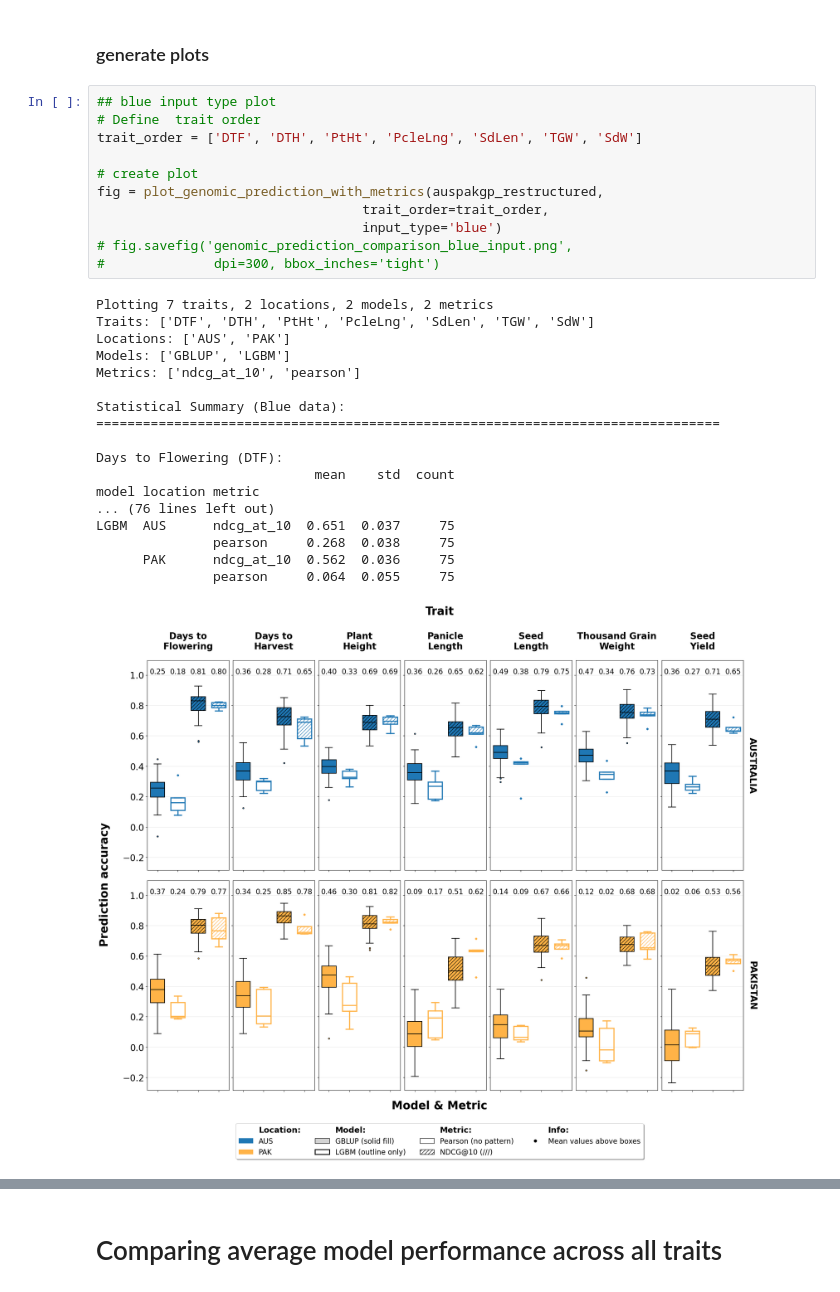
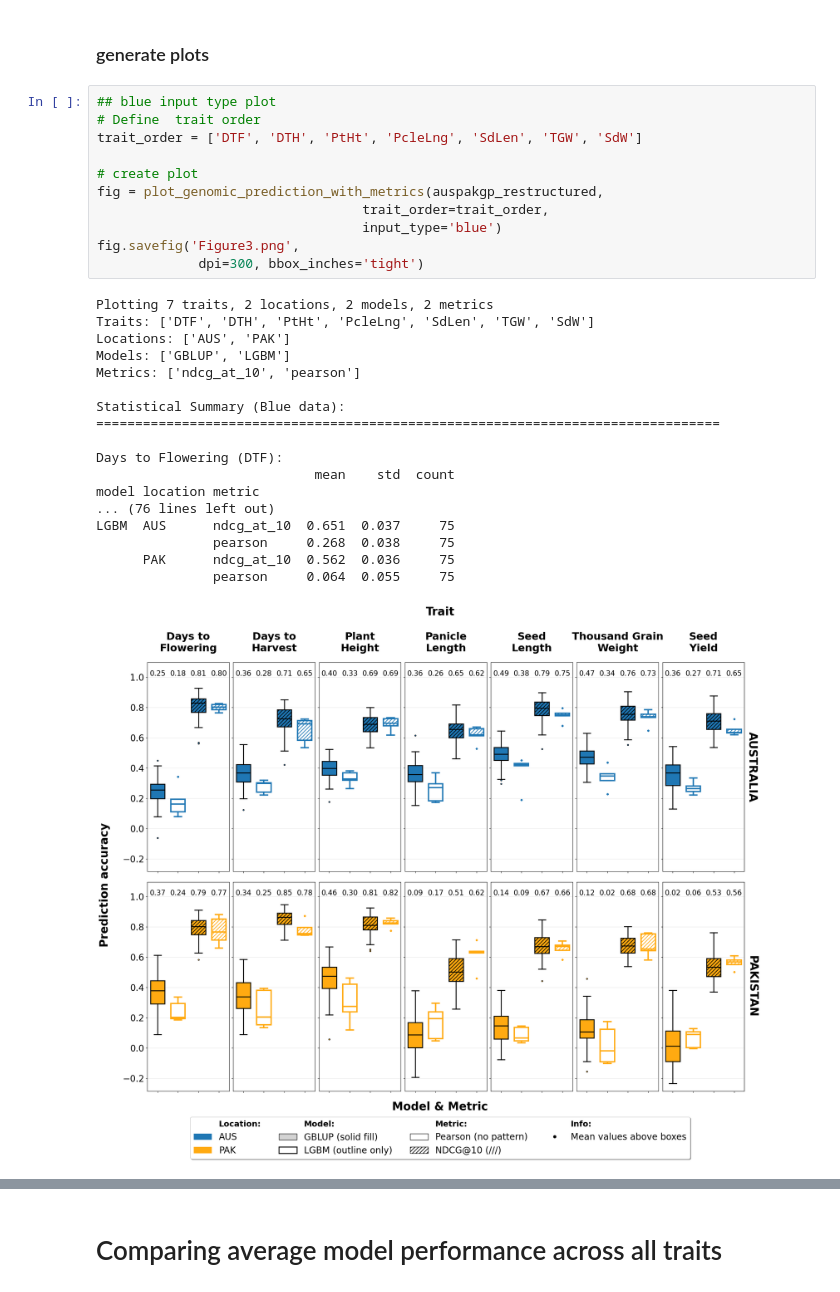
Before and after one commit to queenoa/Quinoa-genomic-prediction-code, a Jupyter notebook: notebooks/Visualizations.ipynb, the cells around one changed output, grey strips where cells are left out. Drawn from its saved outputs; the diff is of its cells as text.

```diff
--- a/notebooks/Visualizations.ipynb
+++ b/notebooks/Visualizations.ipynb
@@ -957,36 +959,36 @@ auspakgp_restructured.head()
 | 6 | 1 | 1 | SdLen | AUS | 0.469011 | 0.723853 | 1001 | 101 | GBLUP | ... |
 # %% [markdown]
 ### generate plots
-# %%
-## blue input type plot
-# Define  trait order
-trait_order = ['DTF', 'DTH', 'PtHt', 'PcleLng', 'SdLen', 'TGW', 'SdW']
-
-# create plot
-fig = plot_genomic_prediction_with_metrics(auspakgp_restructured,
-                                  trait_order=trait_order,
-                                  input_type='blue')
-# fig.savefig('genomic_prediction_comparison_blue_input.png',
-#              dpi=300, bbox_inches='tight')
-# %% [output]
-Plotting 7 traits, 2 locations, 2 models, 2 metrics
-Traits: ['DTF', 'DTH', 'PtHt', 'PcleLng', 'SdLen', 'TGW', 'SdW']
-Locations: ['AUS', 'PAK']
-Models: ['GBLUP', 'LGBM']
-Metrics: ['ndcg_at_10', 'pearson']
-
-Statistical Summary (Blue data):
-================================================================================
-
-Days to Flowering (DTF):
-                            mean    std  count
-model location metric
-... (76 lines left out)
-LGBM  AUS      ndcg_at_10  0.651  0.037     75
-               pearson     0.268  0.038     75
-      PAK      ndcg_at_10  0.562  0.036     75
-               pearson     0.064  0.055     75
-[figure, removed]
+# %%
+## blue input type plot
+# Define  trait order
+trait_order = ['DTF', 'DTH', 'PtHt', 'PcleLng', 'SdLen', 'TGW', 'SdW']
+
+# create plot
+fig = plot_genomic_prediction_with_metrics(auspakgp_restructured,
+                                  trait_order=trait_order,
+                                  input_type='blue')
+fig.savefig('Figure3.png',
+             dpi=300, bbox_inches='tight')
+# %% [output]
+Plotting 7 traits, 2 locations, 2 models, 2 metrics
+Traits: ['DTF', 'DTH', 'PtHt', 'PcleLng', 'SdLen', 'TGW', 'SdW']
+Locations: ['AUS', 'PAK']
+Models: ['GBLUP', 'LGBM']
+Metrics: ['ndcg_at_10', 'pearson']
+
+Statistical Summary (Blue data):
+================================================================================
+
+Days to Flowering (DTF):
+                            mean    std  count
+model location metric
+... (76 lines left out)
+LGBM  AUS      ndcg_at_10  0.651  0.037     75
+               pearson     0.268  0.038     75
+      PAK      ndcg_at_10  0.562  0.036     75
+               pearson     0.064  0.055     75
+[figure, added]
 # %%
 ## mean input type plot
 # Define  trait order
```
Also changed, not shown: parts of 8 cells of this notebook, 1 other file.
